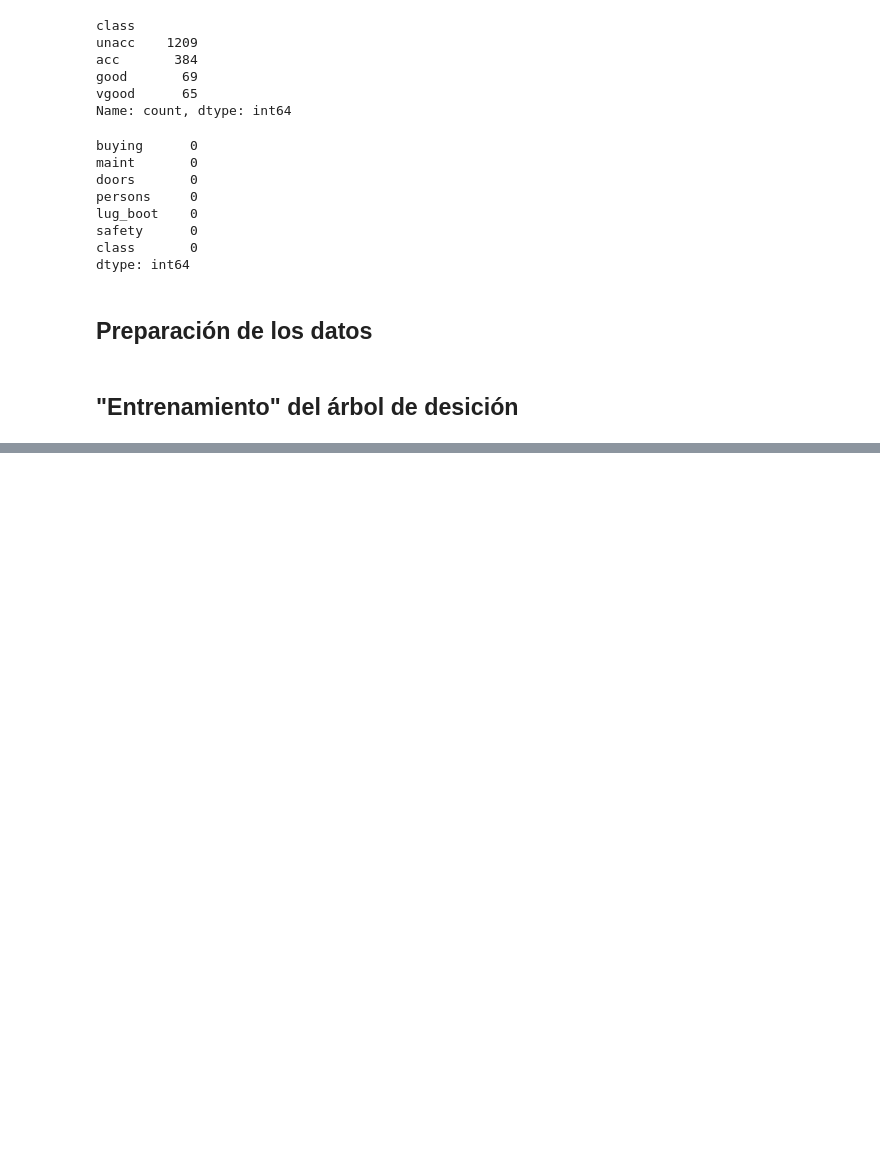
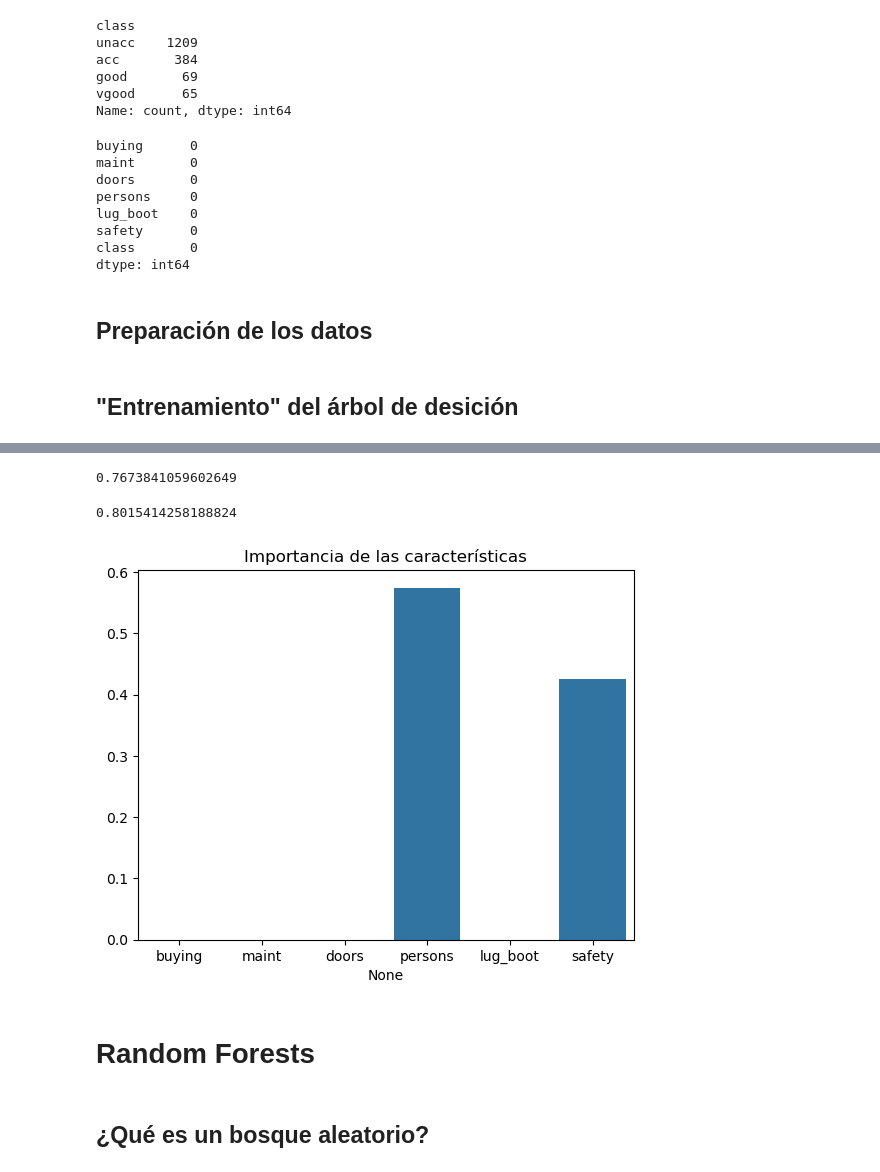
Before and after one commit to RiemannIntegrable/Notas-de-cursos-en-platzi, a Jupyter notebook: CurArbDec/notebooks/notebook.ipynb, the cells around one changed output, grey strips where cells are left out. Drawn from its saved outputs; the diff is of its cells as text; code cells hidden in the pictures; blank space fills up the shorter version.

```diff
--- a/CurArbDec/notebooks/notebook.ipynb
+++ b/CurArbDec/notebooks/notebook.ipynb
@@ -94,3 +99,7 @@ pd.set_option('future.no_silent_downcasting', True)
 encoder = ce.OrdinalEncoder(cols=['buying', 'maint', 'doors', 'persons', 'lug_boot', 'safety'])
 X_train = encoder.fit_transform(X_train)
 X_test = encoder.transform(X_test)
+# %%
+tree = DecisionTreeClassifier(max_depth=2, random_state=0)
+# %%
+tree.fit(X_train, y_train)
@@ -96,0 +132,20 @@ X_test = encoder.transform(X_test)
+# %%
+train_accuracy_tree
+# %% [output]
+0.7673841059602649
+# %%
+test_accuracy_tree
+# %% [output]
+0.8015414258188824
+# %%
+importances = tree.feature_importances_
+columns = X.columns
+sns.barplot(x=columns, y=importances)
+plt.title('Importancia de las características')
+plt.show()
+# %% [output]
+[figure, added]
+# %% [markdown]
+# Random Forests
+# %% [markdown]
+## ¿Qué es un bosque aleatorio?
```
Also changed, not shown: parts of 26 cells of this notebook, 3 other files.
